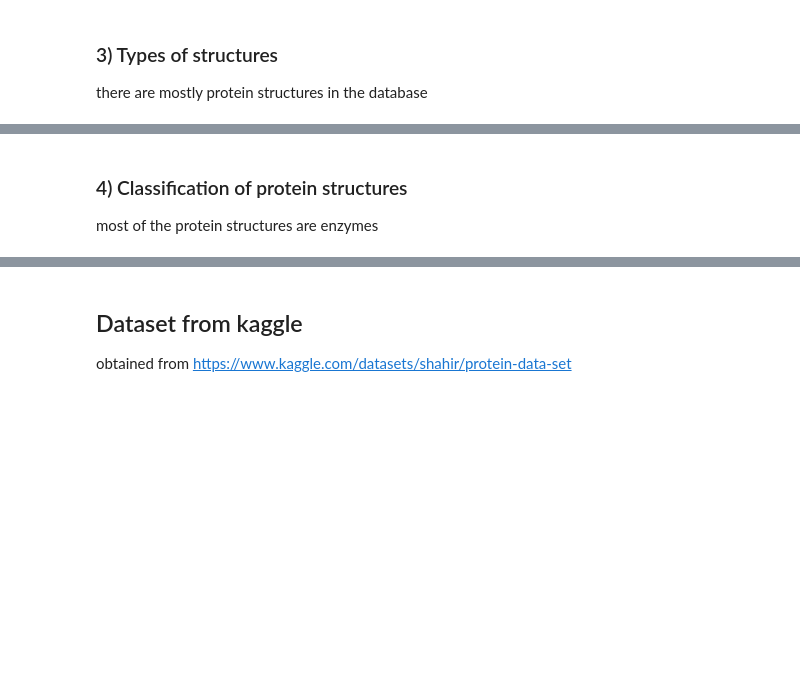
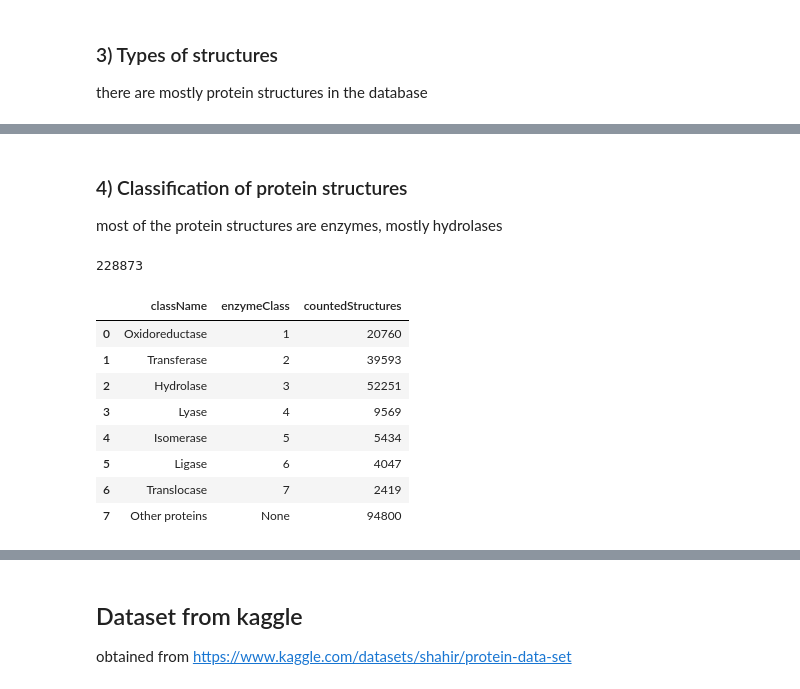
Before and after one commit to helenhra/pycourse-proteins, a Jupyter notebook: scripts/project.ipynb, the cells around one changed output, grey strips where cells are left out. Cells and saved outputs as stored; diff of their text form; code cells hidden in the pictures; blank space fills up the shorter version.

```diff
--- a/scripts/project.ipynb
+++ b/scripts/project.ipynb
@@ -148,3 +169,53 @@ yearly_type
 # %% [markdown]
 ### 4) Classification of protein structures
-most of the protein structures are enzymes
+most of the protein structures are enzymes, mostly hydrolases
+# %%
+def get_data_all (attribute:str, values:list, column_name:str):
+    """
+    fetches data from rcsb pdb and saves it into a dataframe
+    searching by e.g, different experimental methods, structure types
+    possible attributes and values can be found at https://search.rcsb.org/structure-search-attributes.html
+
+    Args:
+        attribute (str): atttibutes to search for
+        values (list): values to search for
+        column_name (str): name of column in the dataframe for attribute
+
+    Returns:
+        (pd.DataFrame): numbers of structures for selected attribute and values
+    """
+    counted_structures=[]
+    counted_values=[]
+    for value in values:
+        query_attribute = rcsb.FieldQuery(attribute, exact_match=value)
+        counted_structures.append(rcsb.count(query_attribute))
+        counted_values.append(value)
+    return pd.DataFrame(
+        {column_name: counted_values,
+         'countedStructures': counted_structures
+        })
+# %%
+query_protein=rcsb.FieldQuery("entity_poly.rcsb_entity_polymer_type", exact_match='Protein')
+all_protein=rcsb.count(query_protein)
+all_protein
+# %% [output]
+228873
+# %%
+enzymes=['1','2','3','4','5','6','7']
+data_rcsb_enzyme=get_data_all ("rcsb_polymer_entity.rcsb_ec_lineage.id", enzymes, 'enzymeClass')
+# %%
+data_rcsb_enzyme.insert(0, "className", ['Oxidoreductase', 'Transferase', 'Hydrolase', 'Lyase', 'Isomerase', 'Ligase', 'Translocase'])
+# %%
+others = all_protein-sum(data_rcsb_enzyme['countedStructures'])
+data_rcsb_enzyme.loc[7] = ['Other proteins',None, others]
+data_rcsb_enzyme
+# %% [output]
+|  | className | enzymeClass | countedStructures |
+| 0 | Oxidoreductase | 1 | 20760 |
+| 1 | Transferase | 2 | 39593 |
+| 2 | Hydrolase | 3 | 52251 |
+| 3 | Lyase | 4 | 9569 |
+| 4 | Isomerase | 5 | 5434 |
+| 5 | Ligase | 6 | 4047 |
+| 6 | Translocase | 7 | 2419 |
+| 7 | Other proteins | None | 94800 |
```
Also changed, not shown: parts of 16 cells of this notebook, 2 other files.
